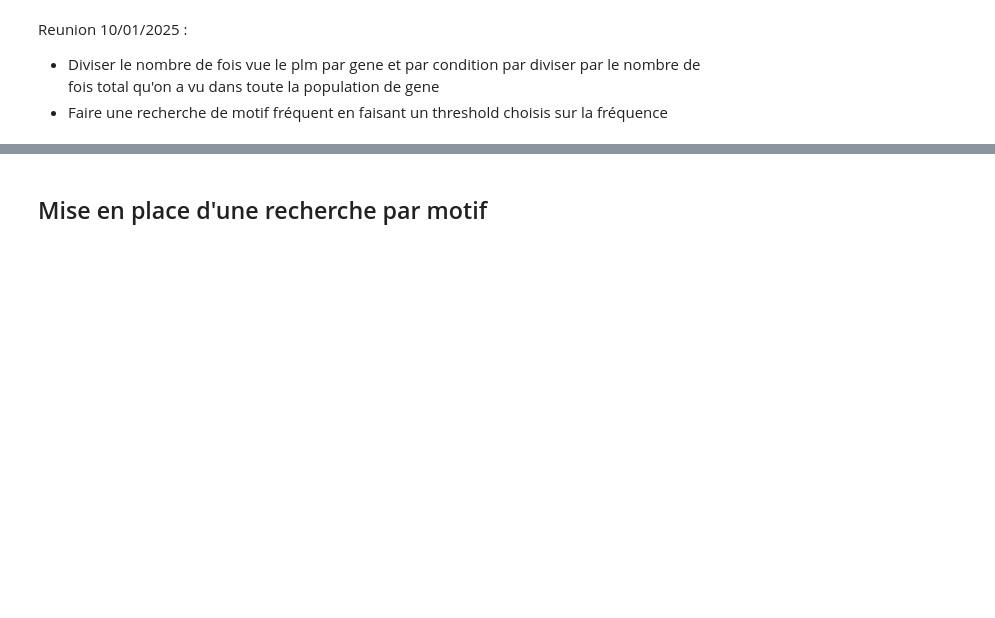
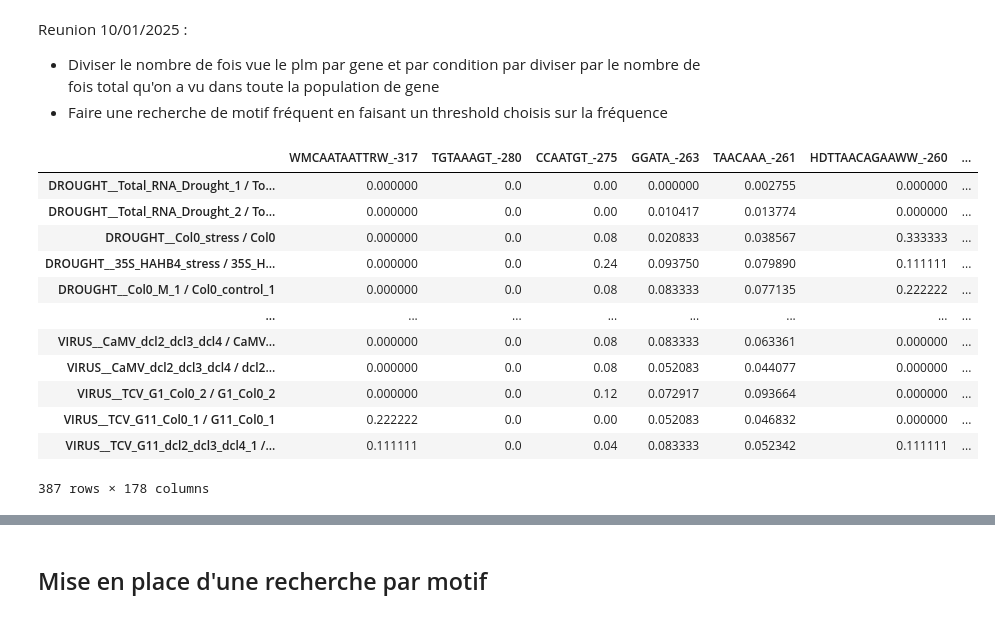
Before and after one commit to JhonatanFelix/Projet_fil_rouge_2024, a Jupyter notebook: motif_PLM.ipynb, the cells around one changed output, grey strips where cells are left out. Drawn from its saved outputs; the diff is of its cells as text; code cells hidden in the pictures; blank space fills up the shorter version.

```diff
--- a/motif_PLM.ipynb
+++ b/motif_PLM.ipynb
@@ -206,3 +206,19 @@ sum_PLM_gene = np.sum(PLM_final, 0)
 
 motif_minus_cond_freq = motif_minus_cond_data / sum_PLM_gene
 motif_plus_cond_freq = motif_plus_cond_data / sum_PLM_gene
+# %%
+motif_plus_cond_freq
+# %% [output]
+|  | WMCAATAATTRW_-317 | TGTAAAGT_-280 | CCAATGT_-275 | GGATA_-263 | TAACAAA_-261 | HDTTAACAGAAWW_-260 | ... |
+| DROUGHT__Total_RNA_Drought_1 / To... | 0.000000 | 0.0 | 0.00 | 0.000000 | 0.002755 | 0.000000 | ... |
+| DROUGHT__Total_RNA_Drought_2 / To... | 0.000000 | 0.0 | 0.00 | 0.010417 | 0.013774 | 0.000000 | ... |
+| DROUGHT__Col0_stress / Col0 | 0.000000 | 0.0 | 0.08 | 0.020833 | 0.038567 | 0.333333 | ... |
+| DROUGHT__35S_HAHB4_stress / 35S_H... | 0.000000 | 0.0 | 0.24 | 0.093750 | 0.079890 | 0.111111 | ... |
+| DROUGHT__Col0_M_1 / Col0_control_1 | 0.000000 | 0.0 | 0.08 | 0.083333 | 0.077135 | 0.222222 | ... |
+| ... | ... | ... | ... | ... | ... | ... | ... |
+| VIRUS__CaMV_dcl2_dcl3_dcl4 / CaMV... | 0.000000 | 0.0 | 0.08 | 0.083333 | 0.063361 | 0.000000 | ... |
+| VIRUS__CaMV_dcl2_dcl3_dcl4 / dcl2... | 0.000000 | 0.0 | 0.08 | 0.052083 | 0.044077 | 0.000000 | ... |
+| VIRUS__TCV_G1_Col0_2 / G1_Col0_2 | 0.000000 | 0.0 | 0.12 | 0.072917 | 0.093664 | 0.000000 | ... |
+| VIRUS__TCV_G11_Col0_1 / G11_Col0_1 | 0.222222 | 0.0 | 0.00 | 0.052083 | 0.046832 | 0.000000 | ... |
+| VIRUS__TCV_G11_dcl2_dcl3_dcl4_1 /... | 0.111111 | 0.0 | 0.04 | 0.083333 | 0.052342 | 0.111111 | ... |
+387 rows × 178 columns
```
Also changed, not shown: parts of 20 cells of this notebook.
